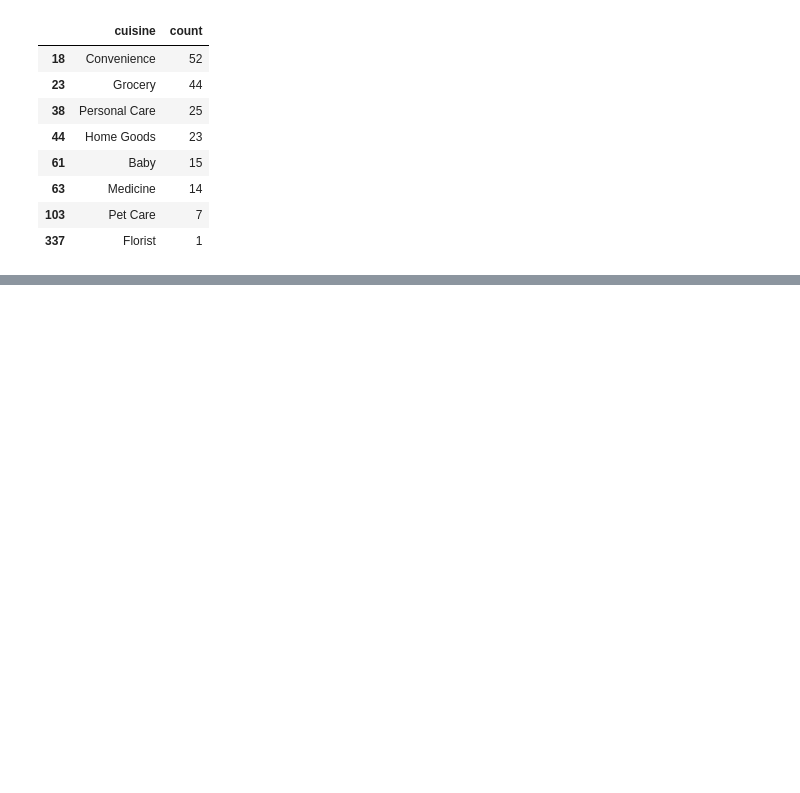
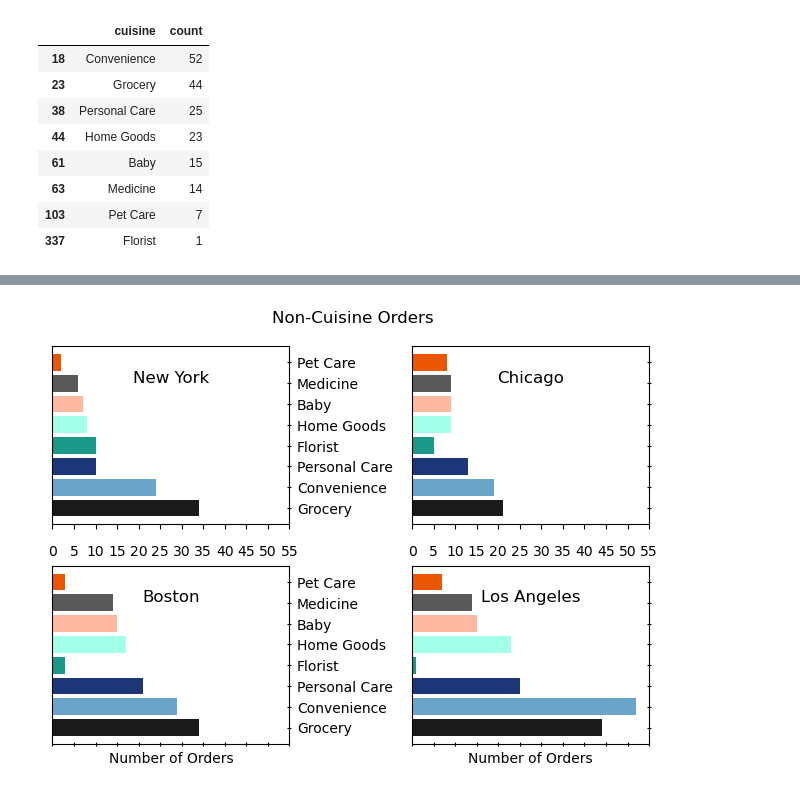
Before and after one commit to CRFitzgerald/Group-7-Data-Project, a Jupyter notebook: Non-Cuisine Order Volumes.ipynb, the cells around one changed output, grey strips where cells are left out. Cells and saved outputs as stored; diff of their text form; code cells hidden in the pictures; blank space fills up the shorter version.

```diff
--- a/Non-Cuisine Order Volumes.ipynb
+++ b/Non-Cuisine Order Volumes.ipynb
@@ -472,0 +251,62 @@ fig.savefig('orderpies.png', transparent=True)
+# %%
+# create single png with all four bar charts
+fig, axs = plt.subplots(2, 2, sharey=True, sharex=True)
+fig.suptitle("Non-Cuisine Orders")
+colors = {'Grocery':'#1A1A1A', 'Convenience':'#6AA4C8', 'Baby':'#FFB8A2', 'Personal Care':'#1C3678', 'Florist':'#1A9988','Home Goods':'#A2FFE8','Medicine':'#595959','Pet Care':'#EB5600'}
+
+# New York
+plt.subplot(221)
+plt.gca().set_title('New York',y=.75)
+c = final_NY_con['cuisine'].apply(lambda x: colors[x])
+labels = final_NY_con['cuisine']
+sizes = final_NY_con['count']
+bars = plt.barh(labels,sizes,color=c)
+plt.xticks(range(0,60,5))
+plt.tick_params(axis='y', which='both', labelleft=False, labelright=True, tickdir='inout')
+
+# Chicago
+plt.subplot(222)
+plt.gca().set_title('Chicago',y=.75)
+c = final_CH_con['cuisine'].apply(lambda x: colors[x])
+labels = final_CH_con['cuisine']
+sizes = final_CH_con['count']
+bars = plt.barh(labels,sizes,color=c)
+plt.xticks(range(0,60,5))
+plt.tick_params(axis='y', which='both', direction='both', labelleft=False, labelright=False, tickdir='inout')
+
+# Boston
+plt.subplot(223)
+plt.gca().set_title('Boston',y=.75)
+labels = final_BO_con['cuisine']
+c = final_BO_con['cuisine'].apply(lambda x: colors[x])
+sizes = final_BO_con['count']
+bars = plt.barh(labels, sizes,color=c)
+plt.xlabel("Number of Orders")
+plt.xticks(range(0,60,5))
+plt.tick_params(axis='x', which='both', labelbottom=False, labeltop=True, tickdir='inout')
+plt.tick_params(axis='y', which='both', labelleft=False, labelright=True,tickdir='inout')
+
+# Los Angeles
+plt.subplot(224)
+plt.gca().set_title('Los Angeles',y=.75)
+labels = final_LA_con['cuisine']
+c = final_LA_con['cuisine'].apply(lambda x: colors[x])
+sizes = final_LA_con['count']
+bars = plt.barh(labels, sizes,color=c)
+plt.xlabel("Number of Orders")
+plt.tick_params(axis='x', which='both', direction='both', labelbottom=False, labeltop=True, tickdir='inout')
+plt.xticks(range(0,60,5))
+plt.tick_params(axis='y', which='both', labelleft=False, labelright=False, tickdir='inout')
+
+#fig.subplots_adjust(hspace=0)
+fig.subplots_adjust(wspace=0.8)
+
+
+#ratio = 0.75
+#x_left, x_right = ax.get_xlim()
+#y_low, y_high = ax.get_ylim()
+#ax.set_aspect(abs((x_right-x_left)/(y_low-y_high))*ratio)
+
+plt.tight_layout()
+# %% [output]
+[figure, added]
```
Also changed, not shown: parts of 11 cells of this notebook.
